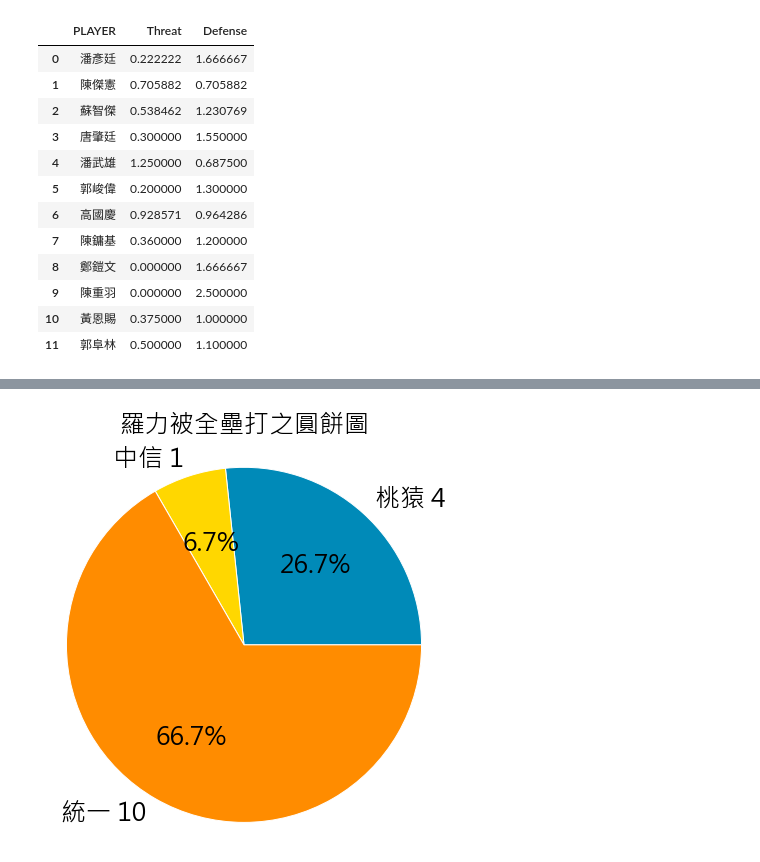
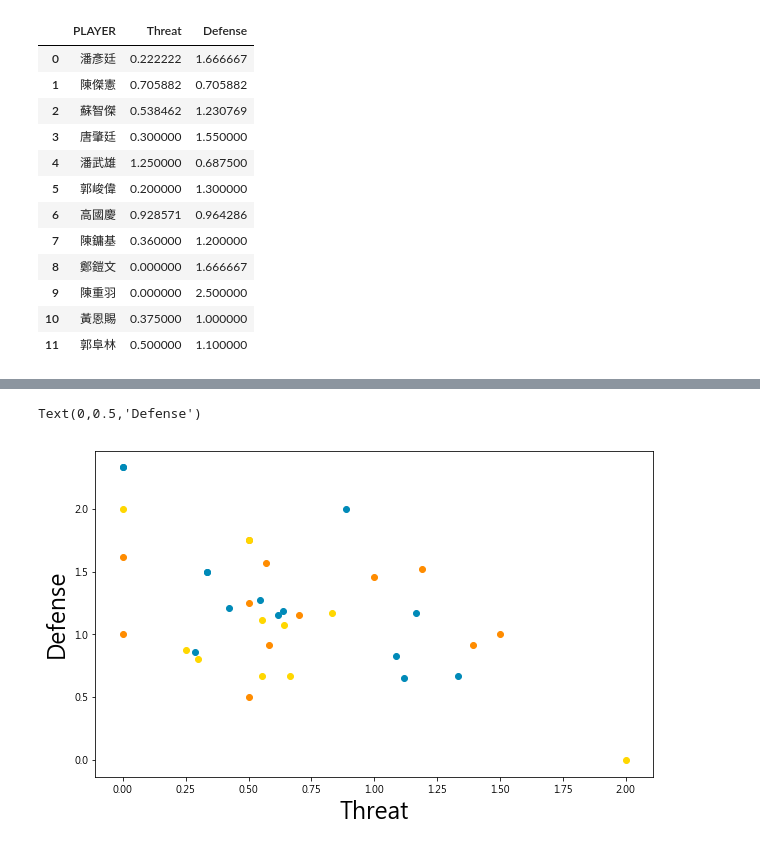
Before and after one commit to ShiNSanity75/Data_Visualization, a Jupyter notebook: crawler/Crawler Practice.ipynb, the cells around one changed output, grey strips where cells are left out. Drawn from its saved outputs; the diff is of its cells as text; code cells hidden in the pictures.

```diff
--- a/crawler/Crawler Practice.ipynb
+++ b/crawler/Crawler Practice.ipynb
@@ -261,14 +270,0 @@ plt.scatter(a, b, c='#888888')
-# %%
-fig = plt.figure(figsize=(7,7))
-labels = '桃猿 4', '中信 1', '統一 10'
-sizes = [4, 1, 10]
-colors = ['#008AB8', '#FFD700', '#FF8C00']
-
-plt.pie(sizes,labels=labels, autopct='%1.1f%%', colors = colors, wedgeprops=dict(edgecolor='#FFFFFF'),
-        textprops = {'fontsize':25})
-plt.text(-0.7,1.2,"羅力被全壘打之圓餅圖", fontsize=25)
-plt.axis('equal')
-#plt.title("羅力被全壘打之圓餅圖", fontsize=25)
-plt.show()
-# %% [output]
-[figure, removed]
@@ -274,0 +319,18 @@ plt.show()
+# %%
+fig = plt.figure(figsize=(10,6))
+x = Loree_2018U_TD['Threat']
+y = Loree_2018U_TD['Defense']
+
+a = Loree_2018L_TD['Threat']
+b = Loree_2018L_TD['Defense']
+
+i = Loree_2018B_TD['Threat']
+j = Loree_2018B_TD['Defense']
+plt.scatter(x, y, c='#FF8C00')
+plt.scatter(a, b, c='#008AB8')
+plt.scatter(i, j, c='#FFD700')
+plt.xlabel('Threat', fontsize=23)
+plt.ylabel('Defense', fontsize=23)
+# %% [output]
+Text(0,0.5,'Defense')
+[figure, added]
```
Also changed, not shown: parts of 12 cells of this notebook.
